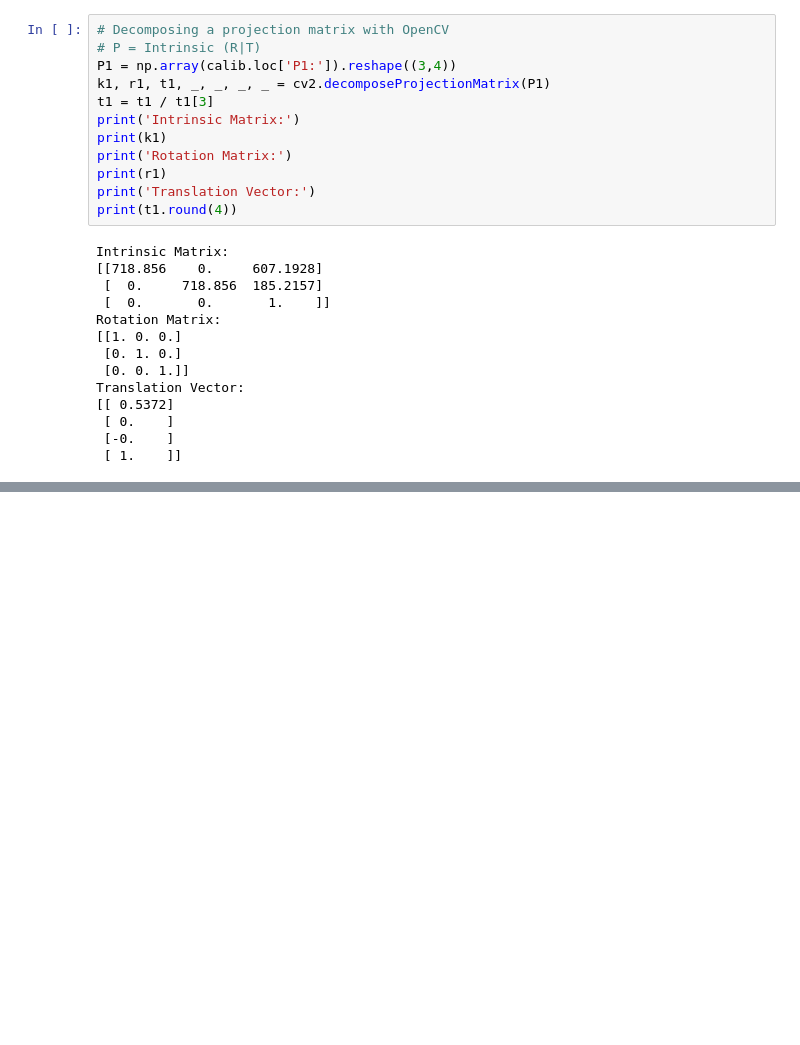
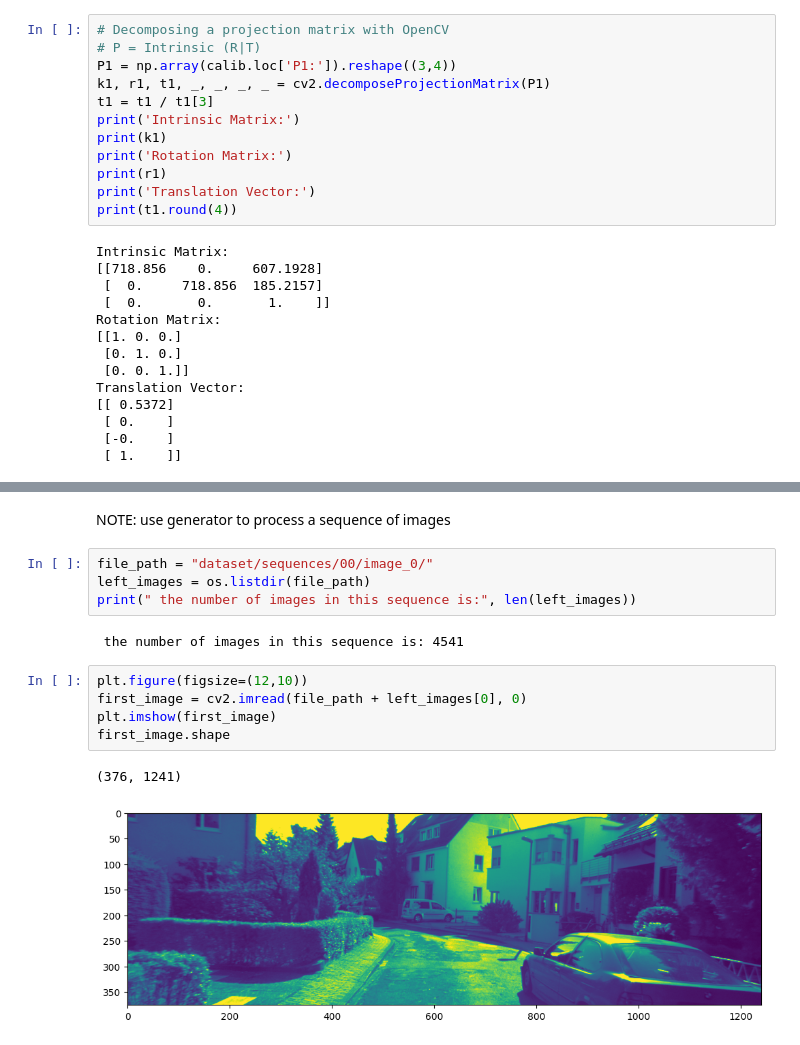
Before and after one commit to ananyaverma2/visual_odometry, a Jupyter notebook: Visual Odometry.ipynb, the cells around one changed output, grey strips where cells are left out. Saved outputs shown, nothing was run; the diff lists cells and outputs as text; blank space fills up the shorter version.

```diff
--- a/Visual Odometry.ipynb
+++ b/Visual Odometry.ipynb
@@ -104,0 +114,16 @@ Translation Vector:
+# %% [markdown]
+NOTE: use generator to process a sequence of images
+# %%
+file_path = "dataset/sequences/00/image_0/"
+left_images = os.listdir(file_path)
+print(" the number of images in this sequence is:", len(left_images))
+# %% [output]
+ the number of images in this sequence is: 4541
+# %%
+plt.figure(figsize=(12,10))
+first_image = cv2.imread(file_path + left_images[0], 0)
+plt.imshow(first_image)
+first_image.shape
+# %% [output]
+(376, 1241)
+[figure, added]
```
Also changed, not shown: parts of 6 cells of this notebook.
